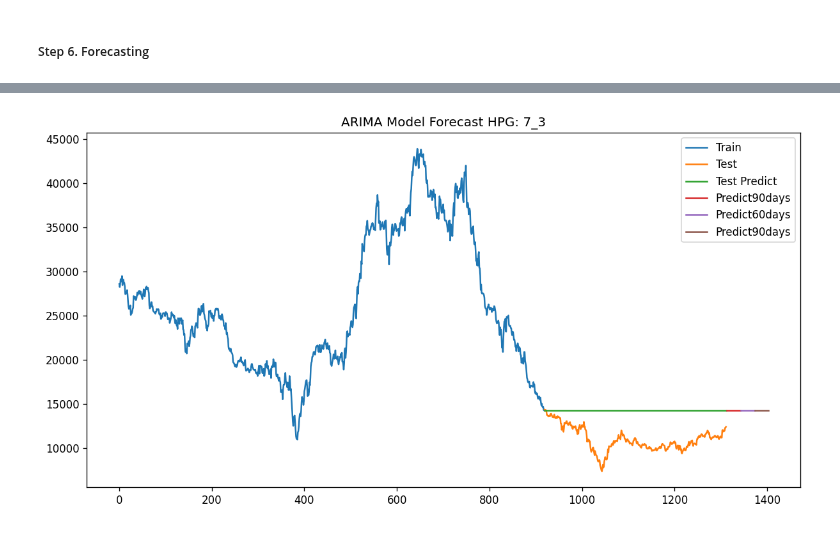
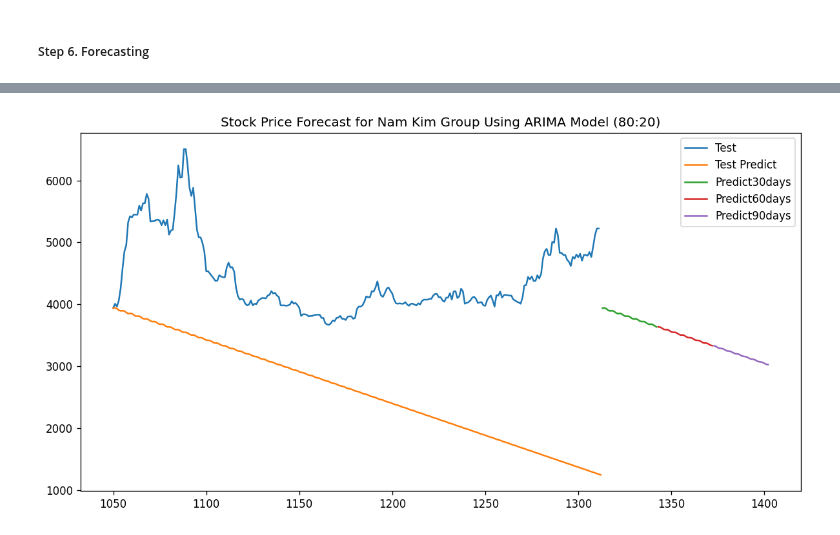
Before and after one commit to xuanquynhle/IS403.O21.HTCL_Team5, a Jupyter notebook: ARIMA_Model/NKG_ARIMA_Model_80_20.ipynb, the cells around one changed output, grey strips where cells are left out. Saved outputs shown, nothing was run; the diff lists cells and outputs as text; code cells hidden in the pictures.

Commit message:
Final ARIMA

```diff
--- a/ARIMA_Model/NKG_ARIMA_Model_80_20.ipynb
+++ b/ARIMA_Model/NKG_ARIMA_Model_80_20.ipynb
@@ -19,7 +19,7 @@ import multiprocessing as mp
 import warnings
 warnings.filterwarnings("ignore")
 # %%
-df = pd.read_csv('HPG Historical Data.csv',delimiter=",", thousands=',')
+df = pd.read_csv('NKG Historical Data.csv',delimiter=",", thousands=',')
 df
 # %% [output]
 |  | Date | Price | Open | High | Low | Vol. | Change % |
@@ -81,8 +81,8 @@ df
 ##### Step 3. Split the dataset into train, test, validate
 # %%
 # Calculate the number of samples for each set
-train_size = int(0.70 * len(df))
-test_size = int(0.30 * len(df))
+train_size = int(0.80 * len(df))
+test_size = int(0.20 * len(df))
 
 # Split data into sets
 train_data = df[:train_size]
@@ -229,37 +252,34 @@ NameError: name 'df' is not defined
 # %%
 # Tạo DataFrame cho dự đoán test
 test_predict_df = pd.DataFrame(y_pred, columns=['Price'])
 test_predict_index = range(len(train_data), len(train_data)+ len(y_pred))
 test_predict_df.index = test_predict_index
 
 # Tạo DataFrame cho dữ liệu huấn luyện và kiểm tra
 train_data_df = df[:train_size][['Price']]
 test_data_df = df[train_size:train_size + test_size][['Price']]
 
 next_90_days_index = np.arange(len(df), len(df) + 90)
 next_90_days_df = pd.DataFrame(y_next_90_days, index=next_90_days_index, columns=['Price'])
 
 # Vẽ đồ thị
 plt.figure(figsize=(12, 6))
 
-# Vẽ dữ liệu huấn luyện
-plt.plot(train_data_df, label='Train')
-
 # Vẽ dữ liệu kiểm tra
 plt.plot(test_data_df, label='Actual Test')
 
 # Vẽ dự báo test predict
 plt.plot(test_predict_df.index, test_predict_df['Price'], label='Test Predict')
 
-# Vẽ dự báo 30 ngày đầu
+# Vẽ dự báo
 
 plt.plot(next_90_days_df.index[:30], next_90_days_df['Price'][:30], label='Next 30 days')
 plt.plot(next_90_days_df.index[30:60], next_90_days_df['Price'][30:60], label='Next 60 days')
 plt.plot(next_90_days_df.index[60:], next_90_days_df['Price'][60:], label='Next 90 days')
 
 # Thêm chú thích và hiển thị đồ thị
-plt.title('ARIMA Model Forecast HPG: 7_3')
-plt.legend(['Train', 'Test', 'Test Predict', 'Predict90days', 'Predict60days', 'Predict90days'])
+plt.title('Stock Price Forecast for Nam Kim Group Using ARIMA Model (80:20)')
+plt.legend(['Test', 'Test Predict', 'Predict30days', 'Predict60days', 'Predict90days'])
 plt.show()
 # %% [output]
-[figure, old version]
+[figure, new version]
```
Also changed, not shown: parts of 13 cells of this notebook, 1 other file.
